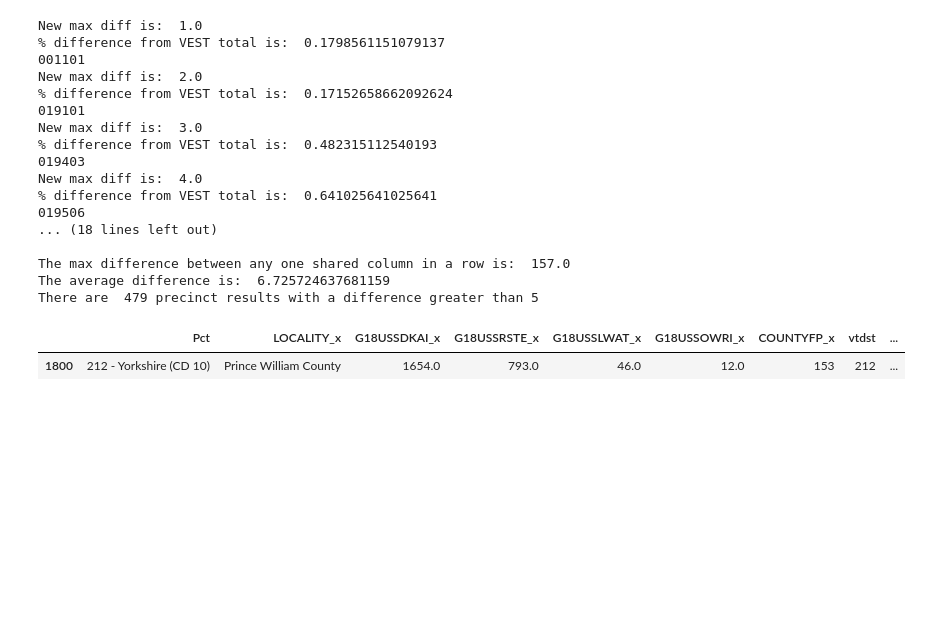
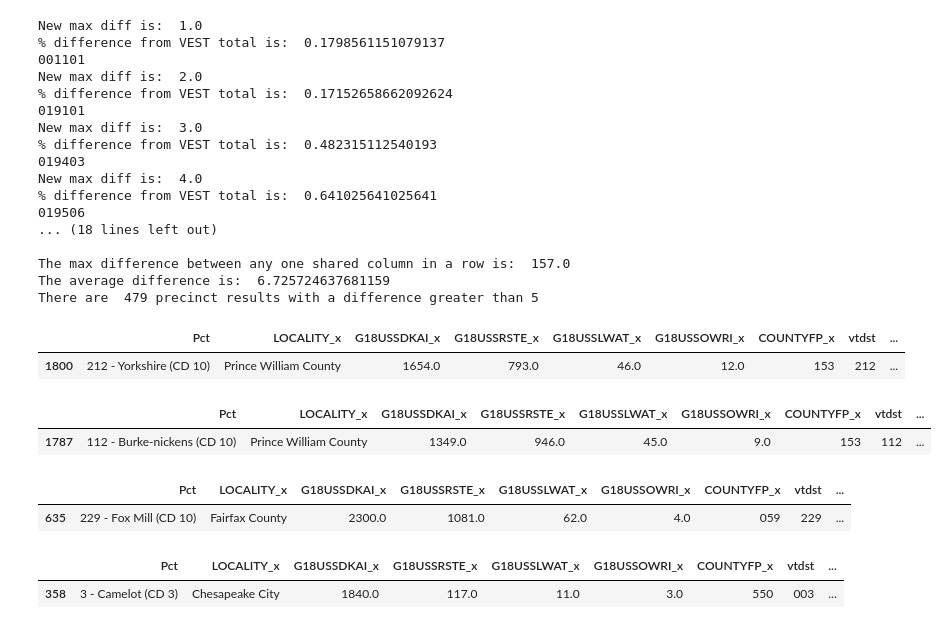
Before and after one commit to nonpartisan-redistricting-datahub/pdv-va, a Jupyter notebook: vest-va-2018/vest_va_2018_us_senate.ipynb, the cells around one changed output. Saved outputs shown, nothing was run; the diff lists cells and outputs as text; code cells hidden in the pictures; blank space fills up the shorter version.

```diff
--- a/vest-va-2018/vest_va_2018_us_senate.ipynb
+++ b/vest-va-2018/vest_va_2018_us_senate.ipynb
@@ -953,3 +961,18 @@ final_df_merge[final_df_merge['unique_id_1'] == '153212']
 # %% [output]
 |  | Pct | LOCALITY_x | G18USSDKAI_x | G18USSRSTE_x | G18USSLWAT_x | G18USSOWRI_x | COUNTYFP_x | vtdst | ... |
 | 1800 | 212 - Yorkshire (CD 10) | Prince William County | 1654.0 | 793.0 | 46.0 | 12.0 | 153 | 212 | ... |
+# %%
+final_df_merge[final_df_merge['unique_id_1'] == '153112CD 10)']
+# %% [output]
+|  | Pct | LOCALITY_x | G18USSDKAI_x | G18USSRSTE_x | G18USSLWAT_x | G18USSOWRI_x | COUNTYFP_x | vtdst | ... |
+| 1787 | 112 - Burke-nickens (CD 10) | Prince William County | 1349.0 | 946.0 | 45.0 | 9.0 | 153 | 112 | ... |
+# %%
+final_df_merge[final_df_merge['unique_id_1'] == '059229']
+# %% [output]
+|  | Pct | LOCALITY_x | G18USSDKAI_x | G18USSRSTE_x | G18USSLWAT_x | G18USSOWRI_x | COUNTYFP_x | vtdst | ... |
+| 635 | 229 - Fox Mill (CD 10) | Fairfax County | 2300.0 | 1081.0 | 62.0 | 4.0 | 059 | 229 | ... |
+# %%
+final_df_merge[final_df_merge['unique_id_1'] == '550003']
+# %% [output]
+|  | Pct | LOCALITY_x | G18USSDKAI_x | G18USSRSTE_x | G18USSLWAT_x | G18USSOWRI_x | COUNTYFP_x | vtdst | ... |
+| 358 | 3 - Camelot (CD 3) | Chesapeake City | 1840.0 | 117.0 | 11.0 | 3.0 | 550 | 003 | ... |
```
Also changed, not shown: parts of 2 cells of this notebook, 2 other files.
